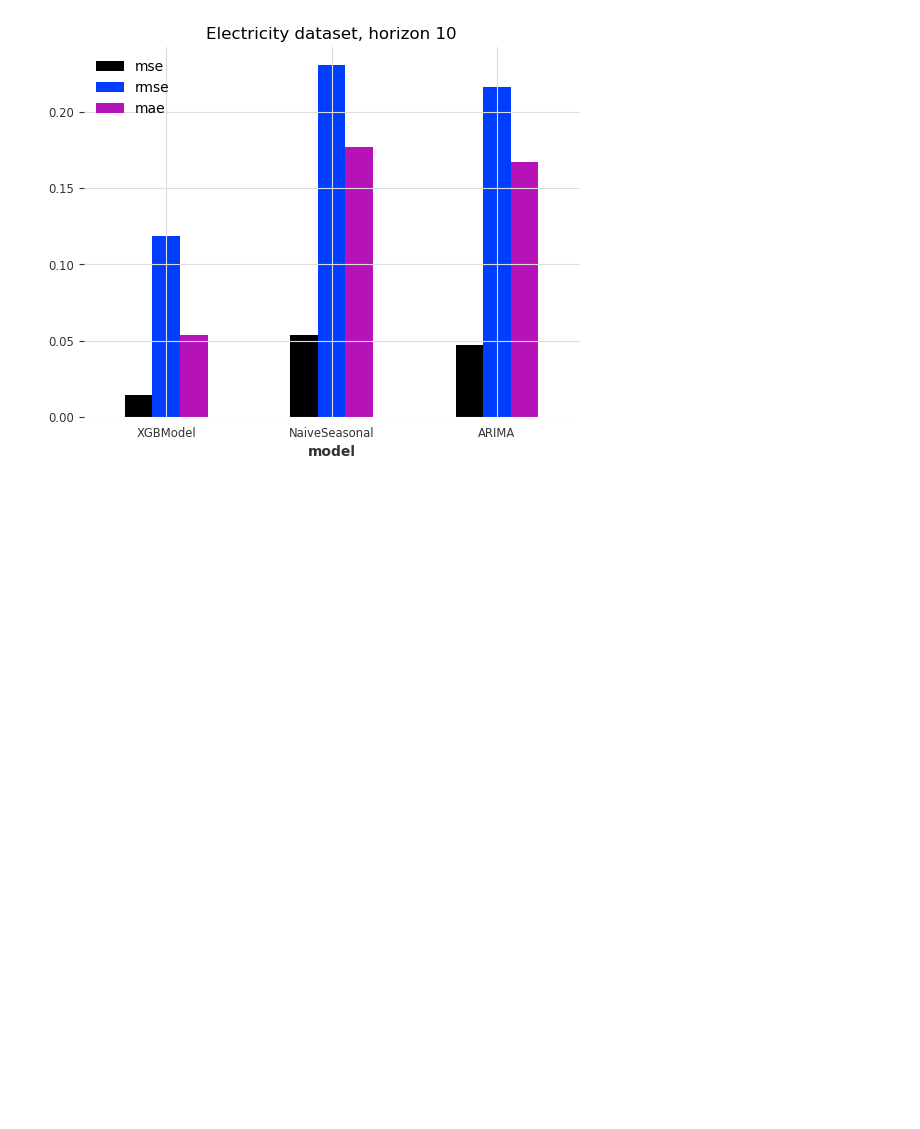
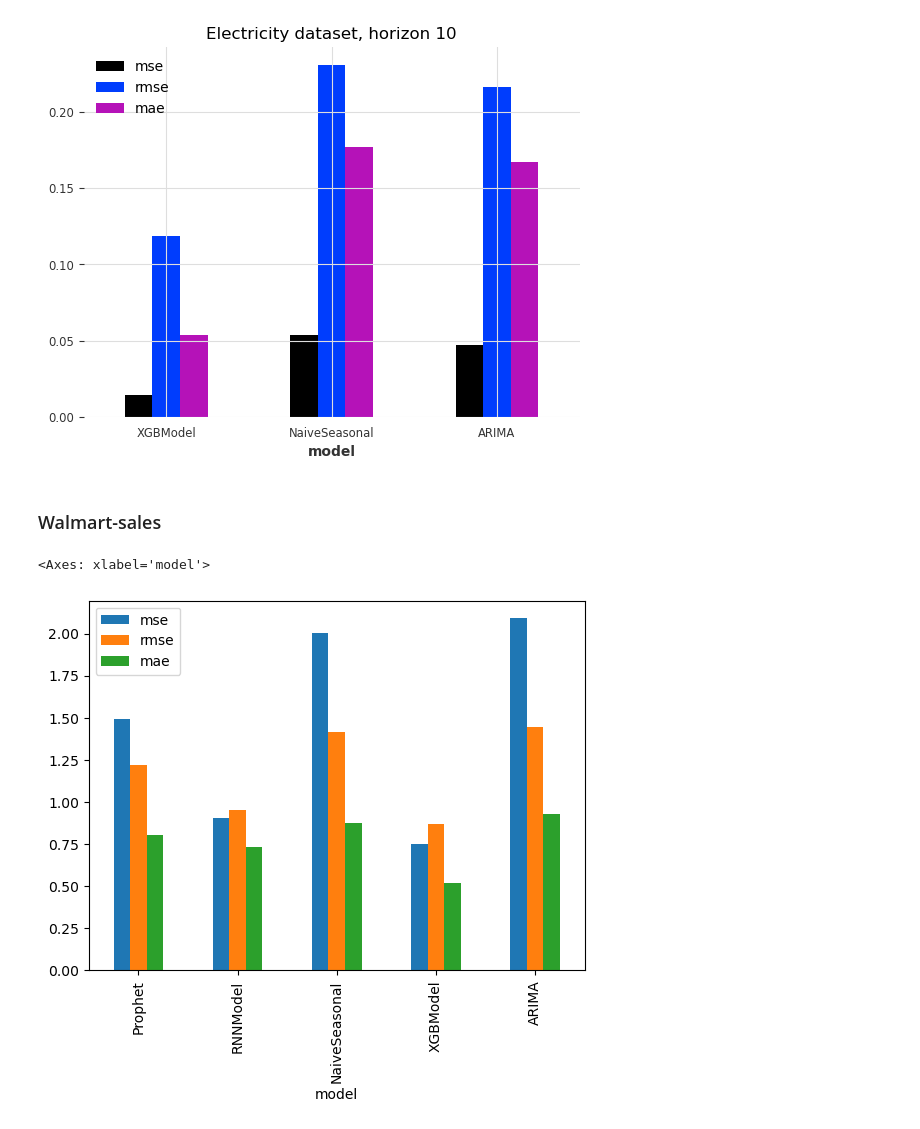
Before and after one commit to kosmydel/stock-timeseries-prediction, a Jupyter notebook: raport.ipynb, the cells around one changed output. Cells and saved outputs as stored; diff of their text form; code cells hidden in the pictures; blank space fills up the shorter version.

Commit message:
walmart-sales

```diff
--- a/raport.ipynb
+++ b/raport.ipynb
@@ -56,3 +56,12 @@ for horizon in HORIZONS:
 [figure]
 [figure]
 [figure]
+# %% [markdown]
+### Walmart-sales
+# %%
+df_walmart = df[df['dataset'] == 'walmart-sales']
+
+df_walmart.plot(x='model', y=['mse', 'rmse', 'mae'], kind='bar')
+# %% [output]
+<Axes: xlabel='model'>
+[figure, added]
```
Also changed, not shown: 16 other files.
